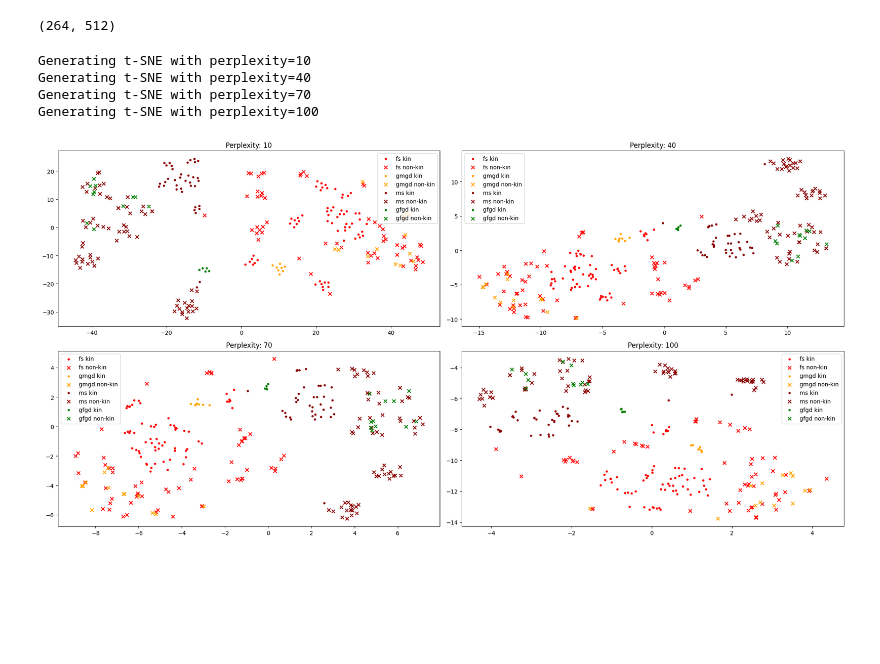
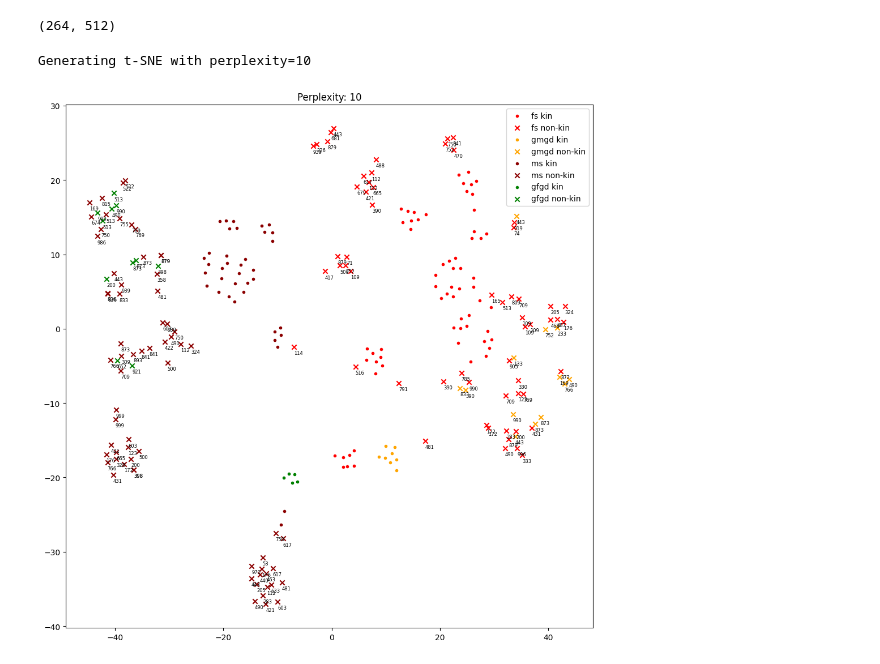
Before and after one commit to vitalwarley/research, a Jupyter notebook: notebooks/tsne_pairs.ipynb, the cells around one changed output. Cells and saved outputs as stored; diff of their text form; code cells hidden in the pictures; blank space fills up the shorter version.

Commit message:
feat(tsne): add fid to non-kin pairs points
Ref.: #29

```diff
--- a/notebooks/tsne_pairs.ipynb
+++ b/notebooks/tsne_pairs.ipynb
@@ -61,23 +59,26 @@ def calculate_embeddings_2d(embeddings, perplexity):
 
 
 def get_indices(krs, f1fids, f2fids, label):
-    # This function will get the indices for kin and non-kin relationships given the `krs`, `f1fids`, and `f2fids` labels.
+    # This function will get the indices for kin and non-kin relationships
+    # given the `krs`, `f1fids`, and `f2fids` labels.
     idxs = [idx for idx, val in enumerate(krs) if val == label]
     kin_idxs = [idx for idx in idxs if f1fids[idx] == f2fids[idx]]
     nonkin_idxs = [idx for idx in idxs if f1fids[idx] != f2fids[idx]]
     return kin_idxs, nonkin_idxs
 
 
-def plot_single_tsne(ax, embeddings_2d, kin_idxs, nonkin_idxs, color, label):
+def plot_single_tsne(ax, embeddings_2d, kin_idxs, nonkin_idxs, f2fids, color, label):
     # This function will plot a single t-SNE plot given the 2D embeddings, indices, color, and label.
     if kin_idxs:
         ax.scatter(embeddings_2d[kin_idxs, 0], embeddings_2d[kin_idxs, 1], color=color, marker='.', label=f"{label} kin")
     if nonkin_idxs:
         ax.scatter(embeddings_2d[nonkin_idxs, 0], embeddings_2d[nonkin_idxs, 1], color=color, marker='x', label=f"{label} non-kin")
+        for idx in nonkin_idxs:
+            ax.text(embeddings_2d[idx, 0], embeddings_2d[idx, 1] - 1, f2fids[idx][0], fontsize=6)
     ax.legend()
 
 
-def plot_embeddings(embeddings, labels, perplexities, plot_path: str = ''):
+def plot_embeddings(embeddings, labels, perplexities, plot_path: str = ""):
     # This is the main function that calls the other functions to generate and plot the t-SNE plots.
 
     krs, f1fids, f2fids = labels
@@ -99,12 +100,15 @@ def plot_embeddings(embeddings, labels, perplexities, plot_path: str = ''):
 
     # Define n_subplots based on number of perplexity values
     n_subplots = len(perplexities)
-    n_col = n_subplots // 2
+    n_col = n_subplots // 2 if n_subplots > 1 else 1
     n_row = int(np.ceil(n_subplots / n_col))
 
     # Prepare a figure to hold the subplots
-    fig, axes = plt.subplots(n_row, n_col, figsize=(20, 5 * n_row))
-    axes = axes.flatten()  # Flatten the axes array to make it easier to work with
+    fig, axes = plt.subplots(n_row, n_col, figsize=(10, 10 * n_row))
+    if n_subplots > 1:
+        axes = axes.flatten()  # Flatten the axes array to make it easier to work with
+    else:
+        axes = [axes]
 
     # Generate and plot t-SNE for different perplexity values
     for i, perplexity in enumerate(perplexities):
@@ -116,7 +120,7 @@ def plot_embeddings(embeddings, labels, perplexities, plot_path: str = ''):
         # Plot
         for label, color in color_map.items():
             kin_idxs, nonkin_idxs = get_indices(krs, f1fids, f2fids, label)
-            plot_single_tsne(ax, embeddings_2d, kin_idxs, nonkin_idxs, color, label)
+            plot_single_tsne(ax, embeddings_2d, kin_idxs, nonkin_idxs, f2fids, color, label)
 
         ax.set_title(f"Perplexity: {perplexity}")
 
@@ -147,7 +151,9 @@ def filter_embeddings(embeddings, labels, kin_relation: str = '', face1_fid: int
 # %%
 def setup_data(root_dir, csv_path, batch_size, samples_per_member: int = 1):
     # Loading and sampling the dataset
-    val_dataset = FIWPair(root_dir=root_dir, csv_path=csv_path, families=[250, 283, 409, 735, 873], samples_per_member=samples_per_member)
+    val_dataset = FIWPair(
+        root_dir=root_dir, csv_path=csv_path, families=[250, 283, 409, 735, 873], samples_per_member=samples_per_member
+    )
     val_loader = DataLoader(val_dataset, batch_size=batch_size, pin_memory=False)
     return val_loader
 # %%
@@ -201,11 +207,8 @@ e.shape
 (264, 512)
 # %%
 # Plotting
-perplexities = range(10, 101, 30)
+perplexities = [10]
 plot_embeddings(e, l, perplexities)
 # %% [output]
 Generating t-SNE with perplexity=10
-Generating t-SNE with perplexity=40
-Generating t-SNE with perplexity=70
-Generating t-SNE with perplexity=100
-[figure, old version]
+[figure, new version]
```
Also changed, not shown: parts of 3 cells of this notebook, 1 other file.
